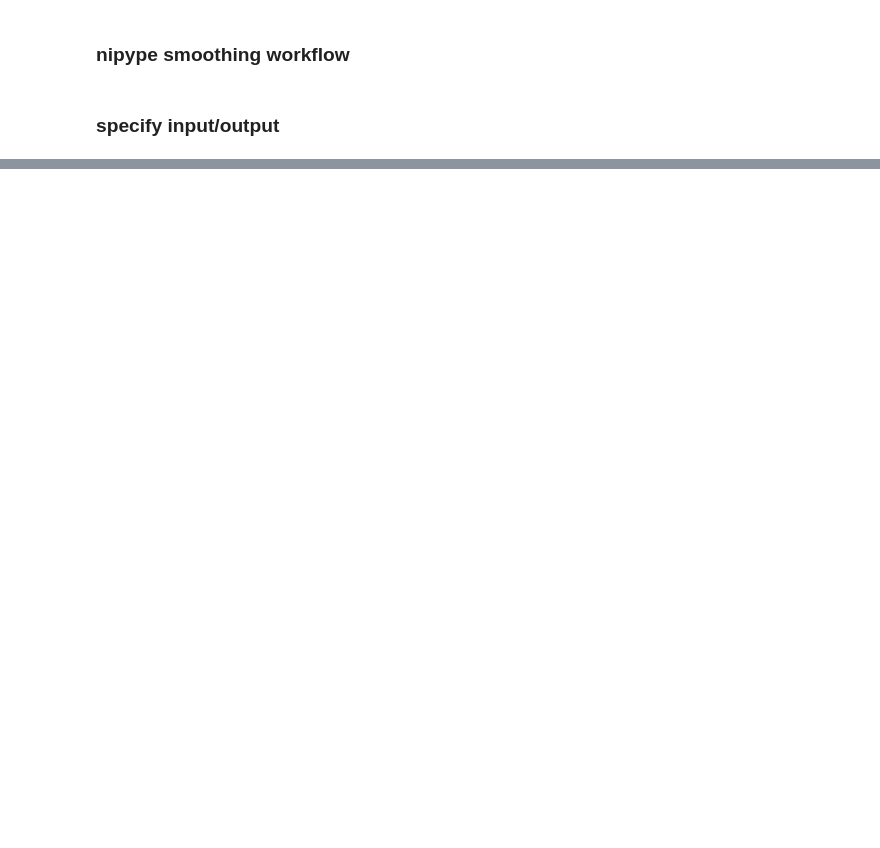
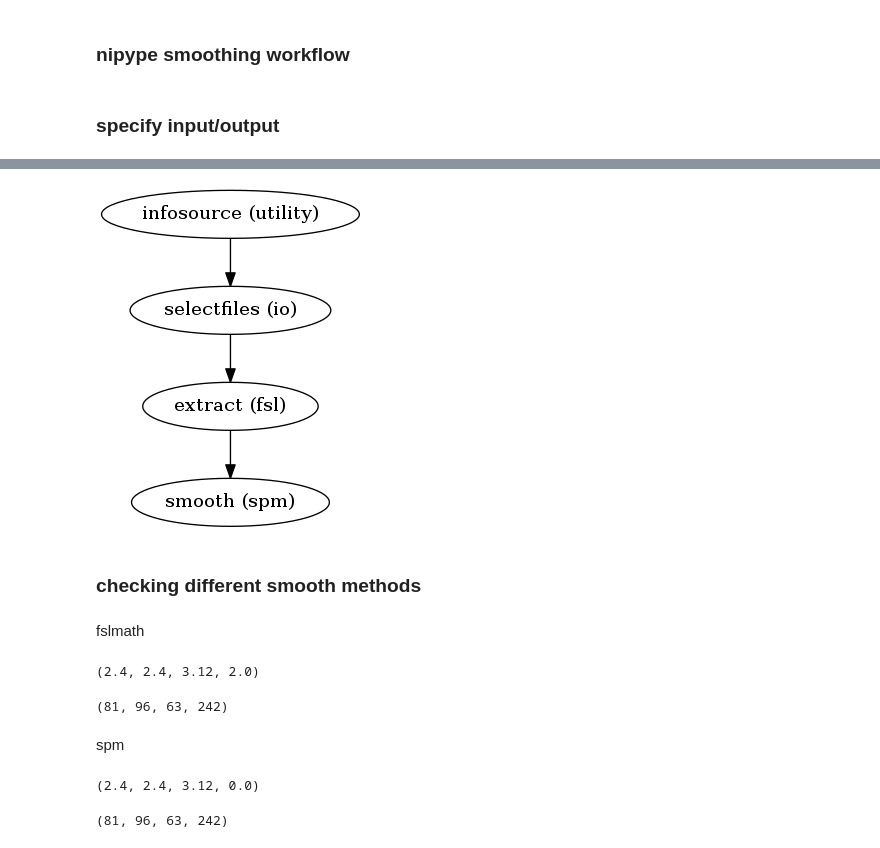
Before and after one commit to syzhang/tsl_data, a Jupyter notebook: imaging/smooth.ipynb, the cells around one changed output, grey strips where cells are left out. Cells and saved outputs as stored; diff of their text form; code cells hidden in the pictures; blank space fills up the shorter version.

Commit message:
smooth wf

```diff
--- a/imaging/smooth.ipynb
+++ b/imaging/smooth.ipynb
@@ -115,2 +170,0 @@ preproc.connect([(infosource, selectfiles, [('subject_id', 'subject_id')])
-# %%
-preproc.run()
@@ -217,0 +189,8 @@ KeyboardInterrupt:
+# %%
+# preproc.write_graph(graph2use='colored', format='png', simple_form=True)
+preproc.write_graph(graph2use='flat', format='png', simple_form=True)
+
+# Visualize the graph
+from IPython.display import Image
+Image(filename=opj(preproc.base_dir, 'preproc', 'graph.png'))
+# %% [output]
@@ -217,0 +199,5 @@ KeyboardInterrupt:
+[figure, added]
+# %% [markdown]
+### checking different smooth methods
+# %% [markdown]
+fslmath
@@ -217,0 +206,11 @@ KeyboardInterrupt:
+# %%
+header = smooth_img.header
+header.get_zooms()
+# %% [output]
+(2.4, 2.4, 3.12, 2.0)
+# %%
+print(header.get_data_shape())
+# %% [output]
+(81, 96, 63, 242)
+# %% [markdown]
+spm
@@ -217,0 +219,9 @@ KeyboardInterrupt:
+# %%
+header = smooth_img.header
+header.get_zooms()
+# %% [output]
+(2.4, 2.4, 3.12, 0.0)
+# %%
+print(header.get_data_shape())
+# %% [output]
+(81, 96, 63, 242)
```
Also changed, not shown: parts of 25 cells of this notebook, 1 other file.
